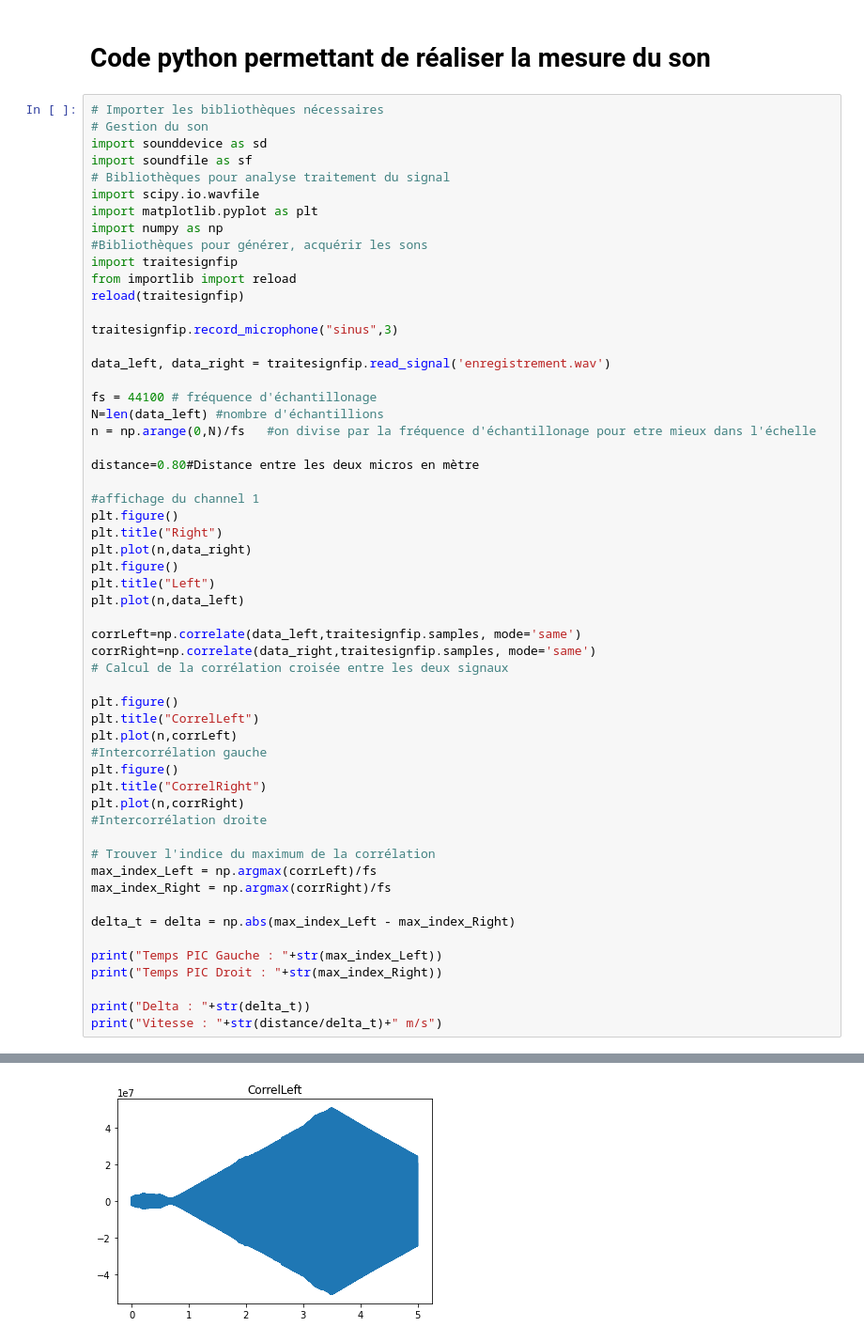
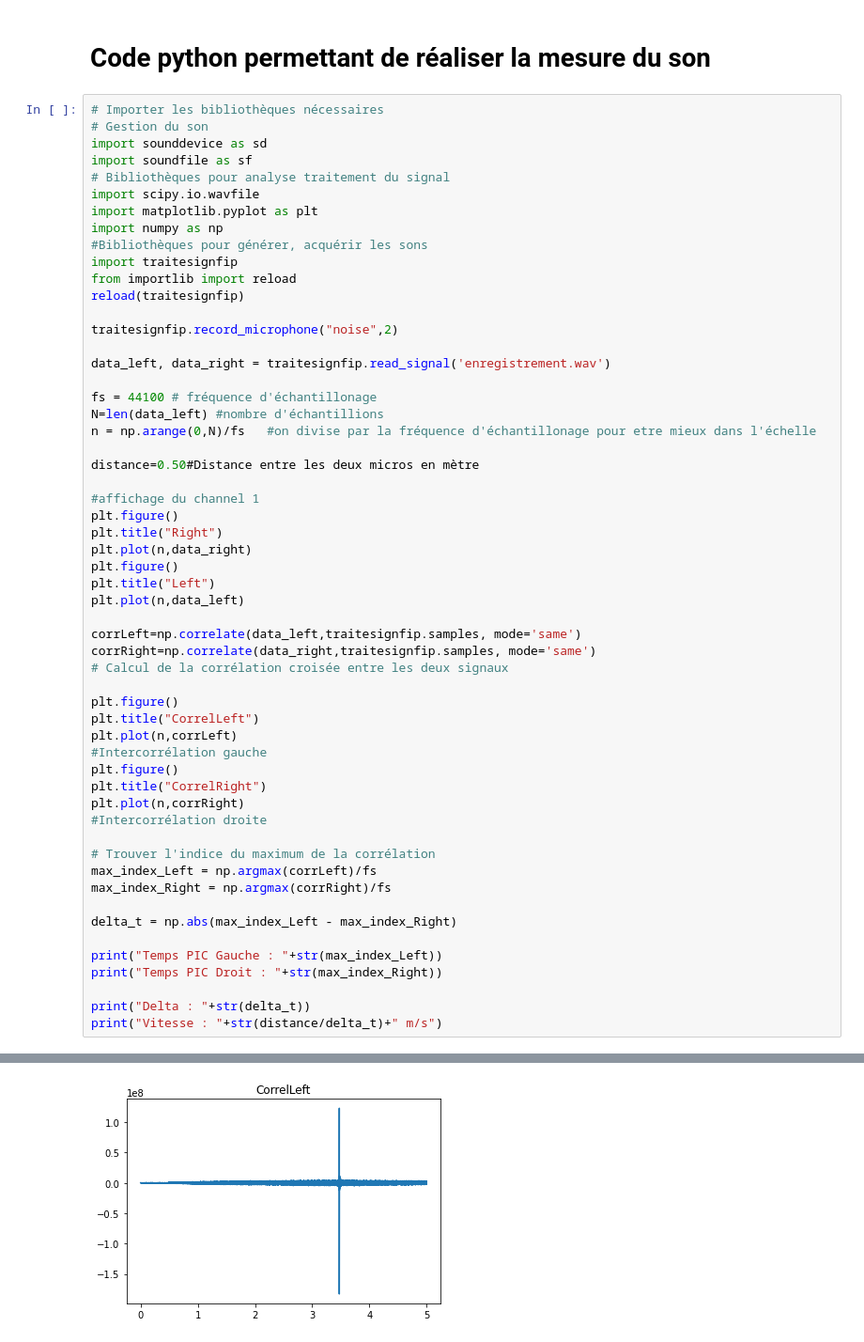
Before and after one commit to zuce68/ProjetFIP2A, a Jupyter notebook: Professeur/TP1/MesureDuSon.ipynb, the cells around one changed output, grey strips where cells are left out. Shown: that part at 94% size. Drawn from its saved outputs; the diff is of its cells as text.

```diff
--- a/Professeur/TP1/MesureDuSon.ipynb
+++ b/Professeur/TP1/MesureDuSon.ipynb
@@ -84,7 +84,7 @@ import traitesignfip
 from importlib import reload
 reload(traitesignfip)
 
-traitesignfip.record_microphone("sinus",3)
+traitesignfip.record_microphone("noise",2)
 
 data_left, data_right = traitesignfip.read_signal('enregistrement.wav')
 
@@ -92,7 +92,7 @@ fs = 44100 # fréquence d'échantillonage
 N=len(data_left) #nombre d'échantillions
 n = np.arange(0,N)/fs   #on divise par la fréquence d'échantillonage pour etre mieux dans l'échelle
 
-distance=0.80#Distance entre les deux micros en mètre
+distance=0.50#Distance entre les deux micros en mètre
 
 #affichage du channel 1
 plt.figure()
@@ -119,7 +119,7 @@ plt.plot(n,corrRight)
 max_index_Left = np.argmax(corrLeft)/fs
 max_index_Right = np.argmax(corrRight)/fs
 
-delta_t = delta = np.abs(max_index_Left - max_index_Right)
+delta_t = np.abs(max_index_Left - max_index_Right)
 
 print("Temps PIC Gauche : "+str(max_index_Left))
 print("Temps PIC Droit : "+str(max_index_Right))
@@ -136 +141 @@ Vitesse : 183.7500000000103 m/s
-[figure, old version]
+[figure, new version]
```
Also changed, not shown: parts of 1 cell of this notebook, 3 other files.
